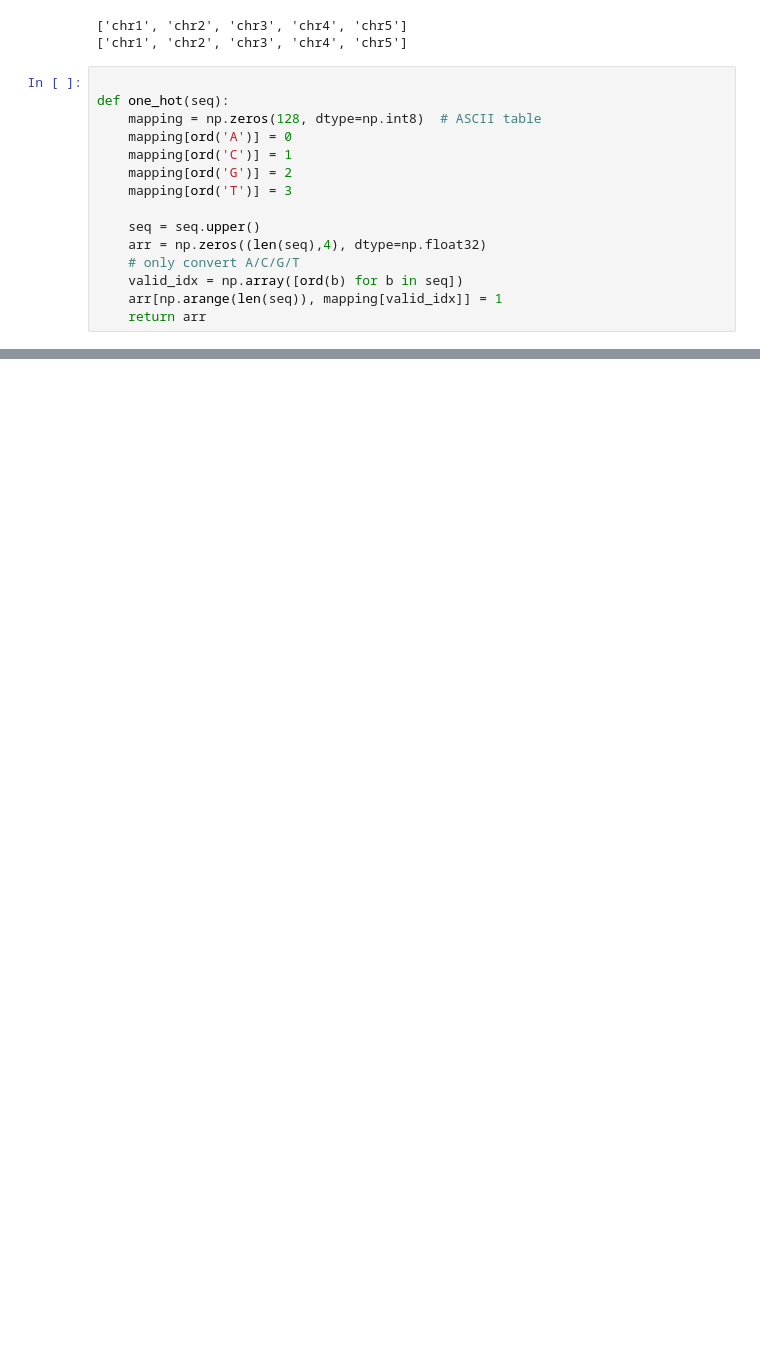
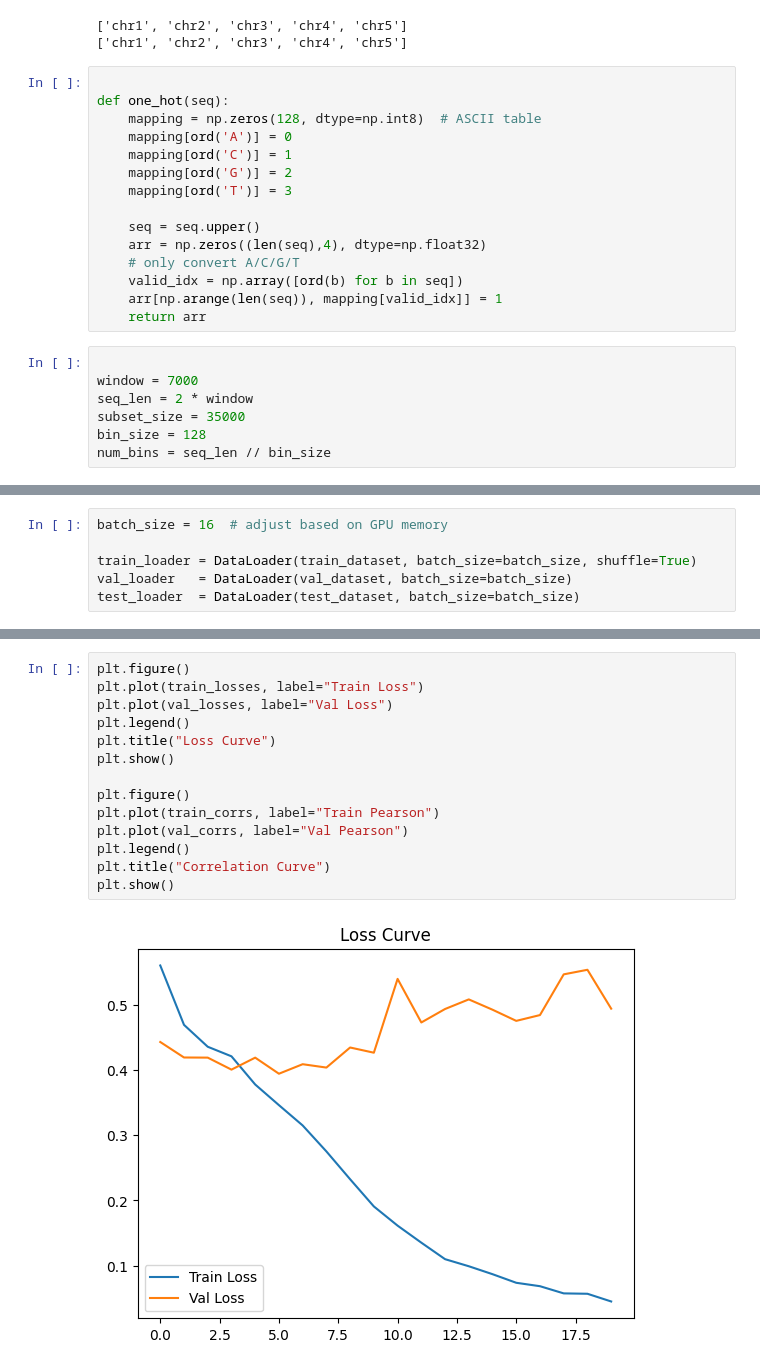
Before and after one commit to Bioinformatics-group19/Predicting-gene-expression, a Jupyter notebook: gene_expression_prediction.ipynb, the cells around one changed output, grey strips where cells are left out. Saved outputs shown, nothing was run; the diff lists cells and outputs as text; blank space fills up the shorter version.

```diff
--- a/gene_expression_prediction.ipynb
+++ b/gene_expression_prediction.ipynb
@@ -65,4 +69,11 @@ def one_hot(seq):
     valid_idx = np.array([ord(b) for b in seq])
     arr[np.arange(len(seq)), mapping[valid_idx]] = 1
     return arr
+# %%
+
+window = 7000
+seq_len = 2 * window
+subset_size = 35000
+bin_size = 128
+num_bins = seq_len // bin_size
 # %%
@@ -174,0 +202,6 @@ KeyboardInterrupt:
+# %%
+batch_size = 16  # adjust based on GPU memory
+
+train_loader = DataLoader(train_dataset, batch_size=batch_size, shuffle=True)
+val_loader   = DataLoader(val_dataset, batch_size=batch_size)
+test_loader  = DataLoader(test_dataset, batch_size=batch_size)
@@ -174,0 +618,16 @@ KeyboardInterrupt:
+# %%
+plt.figure()
+plt.plot(train_losses, label="Train Loss")
+plt.plot(val_losses, label="Val Loss")
+plt.legend()
+plt.title("Loss Curve")
+plt.show()
+
+plt.figure()
+plt.plot(train_corrs, label="Train Pearson")
+plt.plot(val_corrs, label="Val Pearson")
+plt.legend()
+plt.title("Correlation Curve")
+plt.show()
+# %% [output]
+[figure, added]
```
Also changed, not shown: parts of 19 cells of this notebook.
